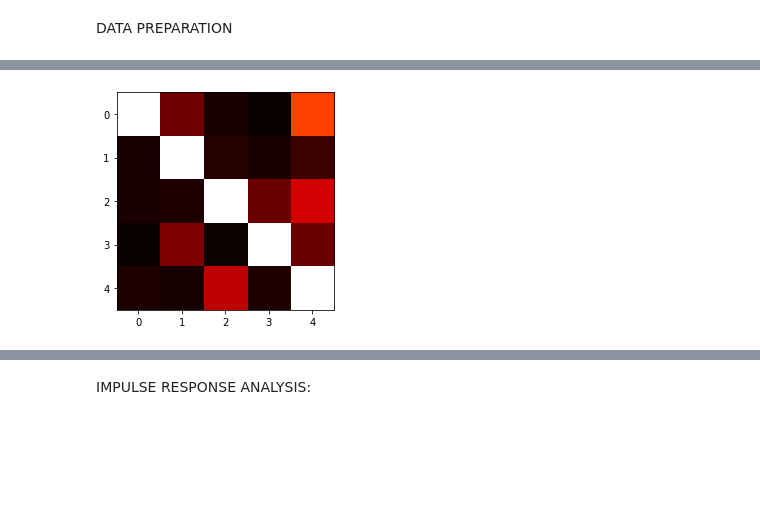
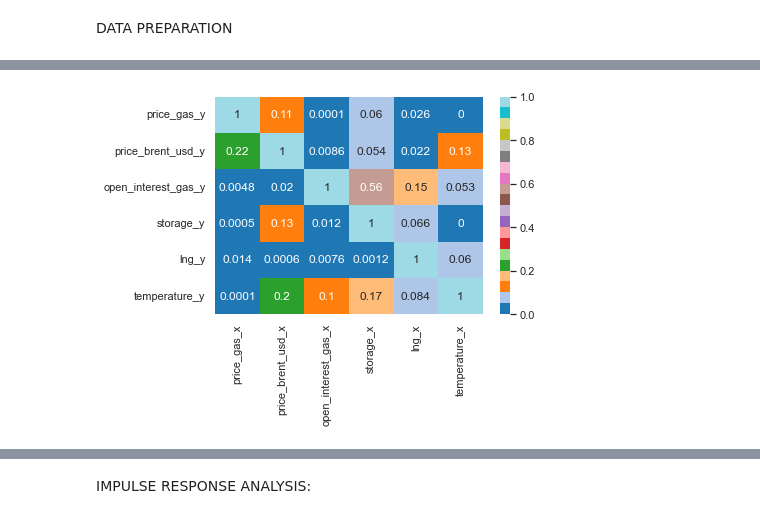
Before and after one commit to lruffie/GasPriceDecomp, a Jupyter notebook: VAR_monthly.ipynb, the cells around one changed output, grey strips where cells are left out. Cells and saved outputs as stored; diff of their text form; code cells hidden in the pictures; blank space fills up the shorter version.

```diff
--- a/VAR_monthly.ipynb
+++ b/VAR_monthly.ipynb
@@ -10,7 +12,7 @@ from statsmodels.tsa.api import VAR
 DATA PREPARATION
 # %%
 data_df=pd.read_excel('Gas Data processed.xlsx',sheet_name="code_monthly")
-df=data_df.loc[1:97,["months", "price_gas", "price_brent_gbp","price_brent_usd","open_interest_gas","lng","storage","temperature"]]
+df=data_df.loc[1:141,["months", "price_gas", "price_brent_gbp","price_brent_usd","open_interest_gas","lng","storage","temperature"]]
 print(df)
 
 #first ets value at line 38
@@ -43,7 +45,7 @@ dstore=df.storage
 dlng=df.lng
 
 
-DataSeries=[dprice_gas,dprice_brent_usd,dOI,dstore,dlng]
+DataSeries=[dprice_gas,dprice_brent_usd,dOI,dstore,dlng,dtemp]
 df_test = pd.concat(DataSeries,axis=1)
 # %%
 ######### INITIAL DATA TESTS #########
@@ -205,35 +232,35 @@ look-up table. The actual p-value is greater than the p-value returned.
 # %%
 #### CORRECTED GRANGER CAUSALITY ####
 
 from statsmodels.tsa.stattools import grangercausalitytests
-maxlag=10
+maxlag=15
 test = 'ssr_chi2test'
 def grangers_causation_matrix(data, variables, test='ssr_chi2test', verbose=False):
     """Check Granger Causality of all possible combinations of the Time series.
     The rows are the response variable, columns are predictors. The values in the table
     are the P-Values. P-Values lesser than the significance level (0.05), implies
     the Null Hypothesis that the coefficients of the corresponding past values is
     zero, that is, the X does not cause Y can be rejected.
 
     data      : pandas dataframe containing the time series variables
     variables : list containing names of the time series variables.
     """
     df = pd.DataFrame(np.zeros((len(variables), len(variables))), columns=variables, index=variables)
     for c in df.columns:
         for r in df.index:
             test_result = grangercausalitytests(data[[r, c]], maxlag=maxlag, verbose=False)
             p_values = [round(test_result[i+1][0][test][1],4) for i in range(maxlag)]
             if verbose: print(f'Y = {r}, X = {c}, P Values = {p_values}')
             min_p_value = np.min(p_values)
             df.loc[r, c] = min_p_value
     df.columns = [var + '_x' for var in variables]
     df.index = [var + '_y' for var in variables]
-    plt.imshow(df, cmap='hot', interpolation='nearest')
-    plt.show()
-    return df
+    #plot
+    sns.heatmap(df, annot=True, cmap="tab20")
+    #return df
 
 
 ##### actual test
 grangers_causation_matrix(df_corr, variables = df_corr.columns)
 # %% [output]
-[figure, old version]
+[figure, new version]
```
Also changed, not shown: parts of 19 cells of this notebook, 14 other files.
